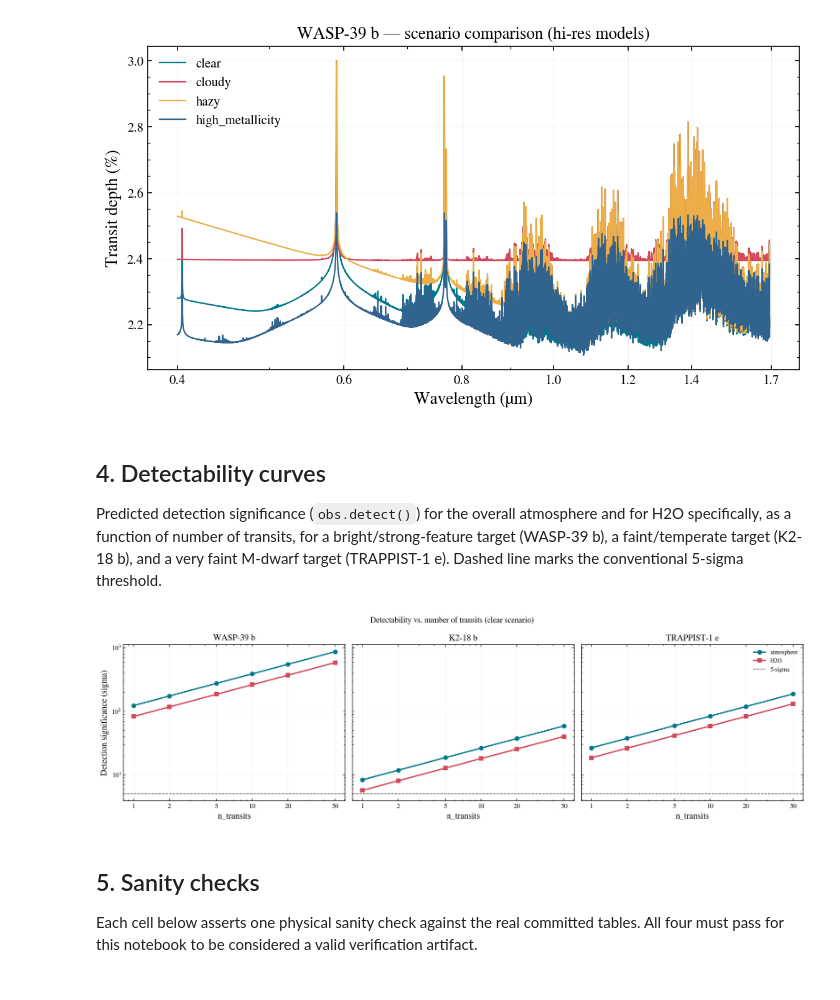
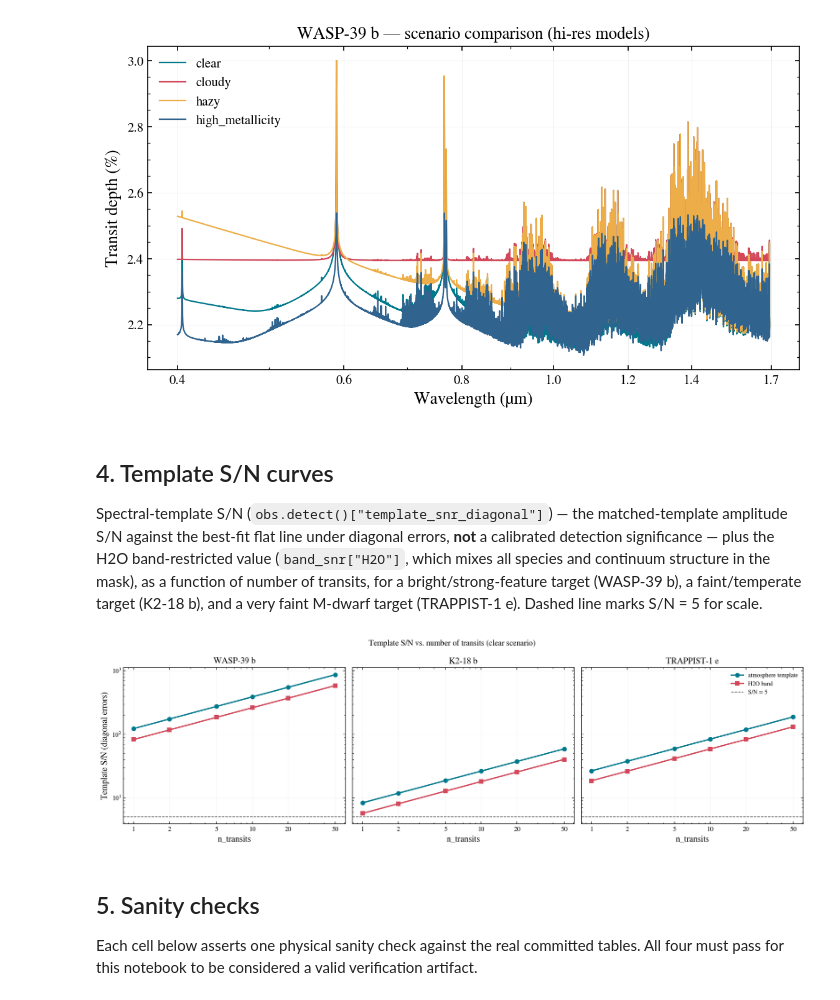
Before and after one commit to schmidt-observatories/lazuli-exo, a Jupyter notebook: notebooks/verification.ipynb, the cells around one changed output. Saved outputs shown, nothing was run; the diff lists cells and outputs as text; code cells hidden in the pictures.

```diff
--- a/notebooks/verification.ipynb
+++ b/notebooks/verification.ipynb
@@ -95,37 +95,37 @@ plt.show()
 # %% [output]
 [figure]
 # %% [markdown]
-## 4. Detectability curves
+## 4. Template S/N curves
 
-Predicted detection significance (`obs.detect()`) for the overall atmosphere and for H2O specifically, as a function of number of transits, for a bright/strong-feature target (WASP-39 b), a faint/temperate target (K2-18 b), and a very faint M-dwarf target (TRAPPIST-1 e). Dashed line marks the conventional 5-sigma threshold.
+Spectral-template S/N (`obs.detect()["template_snr_diagonal"]`) — the matched-template amplitude S/N against the best-fit flat line under diagonal errors, **not** a calibrated detection significance — plus the H2O band-restricted value (`band_snr["H2O"]`, which mixes all species and continuum structure in the mask), as a function of number of transits, for a bright/strong-feature target (WASP-39 b), a faint/temperate target (K2-18 b), and a very faint M-dwarf target (TRAPPIST-1 e). Dashed line marks S/N = 5 for scale.
 # %%
 n_transits_grid = [1, 2, 5, 10, 20, 50]
 targets = ["WASP-39 b", "K2-18 b", "TRAPPIST-1 e"]
 
 fig, axes = plt.subplots(1, 3, figsize=(15, 4.5), sharey=True)
 for ax, planet in zip(axes, targets):
-    sigma_atmo, sigma_h2o = [], []
+    snr_atmo, snr_h2o = [], []
     for n in n_transits_grid:
         obs = terminator.observe(planet, scenario="clear", n_transits=n, R=100)
         d = obs.detect()
-        sigma_atmo.append(d["atmosphere"])
-        sigma_h2o.append(d["H2O"])
-    ax.plot(n_transits_grid, sigma_atmo, "o-", label="atmosphere")
-    ax.plot(n_transits_grid, sigma_h2o, "s-", label="H2O")
-    ax.axhline(5.0, ls="--", lw=1, color="0.4", label="5-sigma")
+        snr_atmo.append(d["template_snr_diagonal"])
+        snr_h2o.append(d["band_snr"]["H2O"])
+    ax.plot(n_transits_grid, snr_atmo, "o-", label="atmosphere template")
+    ax.plot(n_transits_grid, snr_h2o, "s-", label="H2O band")
+    ax.axhline(5.0, ls="--", lw=1, color="0.4", label="S/N = 5")
     ax.set_xscale("log")
     ax.set_yscale("log")
     ax.set_xticks(n_transits_grid)
     ax.get_xaxis().set_major_formatter(plt.matplotlib.ticker.ScalarFormatter())
     ax.set_xlabel("n_transits")
     ax.set_title(planet)
-axes[0].set_ylabel("Detection significance (sigma)")
+axes[0].set_ylabel("Template S/N (diagonal errors)")
 axes[-1].legend(frameon=False, fontsize=9)
-fig.suptitle("Detectability vs. number of transits (clear scenario)")
+fig.suptitle("Template S/N vs. number of transits (clear scenario)")
 plt.tight_layout()
 plt.show()
 # %% [output]
-[figure, old version]
+[figure, new version]
 # %% [markdown]
 ## 5. Sanity checks
 
```
Also changed, not shown: parts of 4 cells of this notebook, 15 other files.
